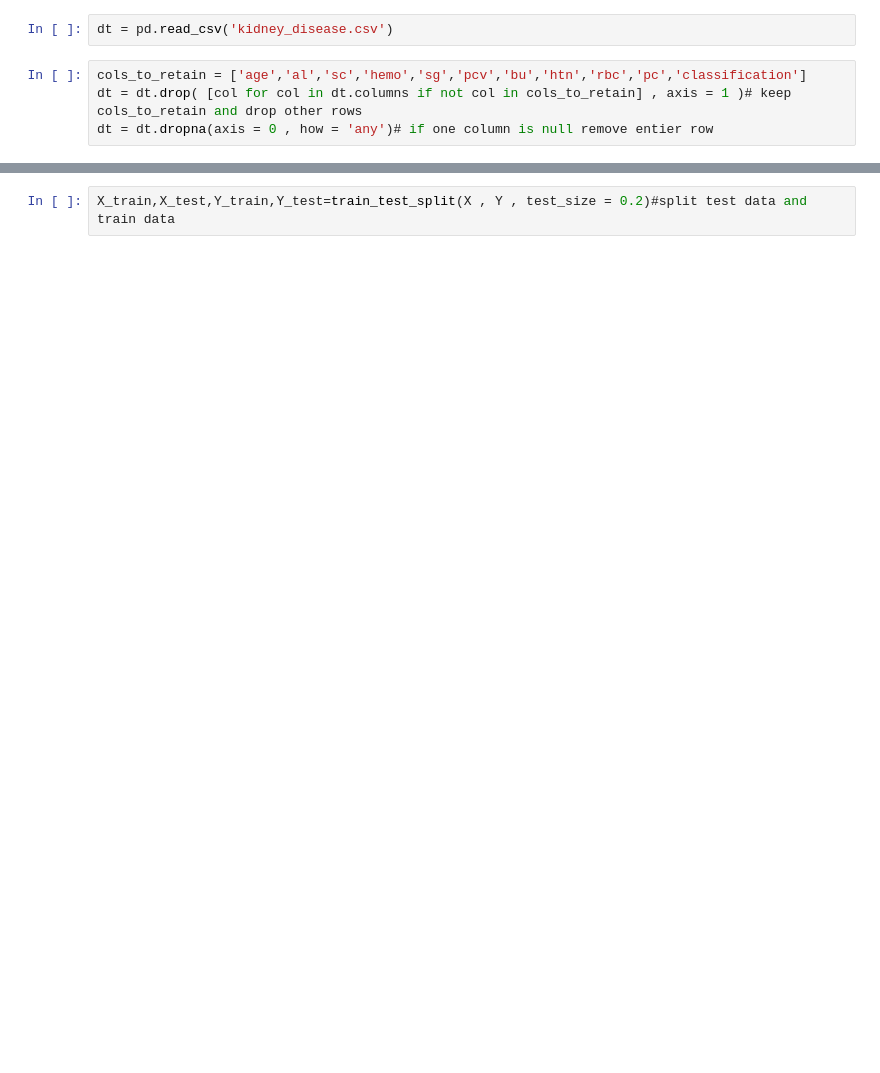
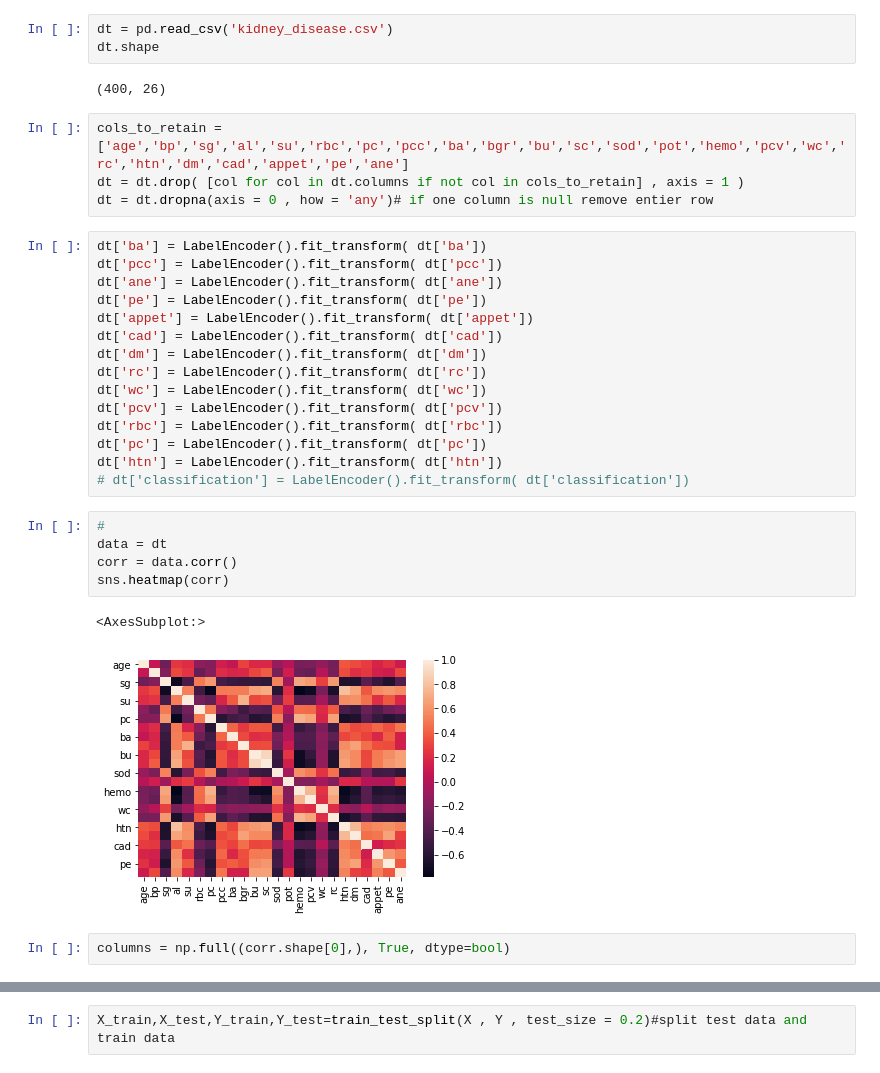
Before and after one commit to madurachandima/kidney-disease-detection, a Jupyter notebook: Kidney_trian.ipynb, the cells around one changed output, grey strips where cells are left out. Cells and saved outputs as stored; diff of their text form; blank space fills up the shorter version.

```diff
--- a/Kidney_trian.ipynb
+++ b/Kidney_trian.ipynb
@@ -13,7 +19,35 @@ from sklearn.linear_model import LogisticRegression
 from sklearn.svm import SVC
 # %%
 dt = pd.read_csv('kidney_disease.csv')
+dt.shape
+# %% [output]
+(400, 26)
 # %%
-cols_to_retain = ['age','al','sc','hemo','sg','pcv','bu','htn','rbc','pc','classification']
-dt = dt.drop( [col for col in dt.columns if not col in cols_to_retain] , axis = 1 )# keep cols_to_retain and drop other rows
+cols_to_retain = ['age','bp','sg','al','su','rbc','pc','pcc','ba','bgr','bu','sc','sod','pot','hemo','pcv','wc','rc','htn','dm','cad','appet','pe','ane']
+dt = dt.drop( [col for col in dt.columns if not col in cols_to_retain] , axis = 1 )
 dt = dt.dropna(axis = 0 , how = 'any')# if one column is null remove entier row
+# %%
+dt['ba'] = LabelEncoder().fit_transform( dt['ba'])
+dt['pcc'] = LabelEncoder().fit_transform( dt['pcc'])
+dt['ane'] = LabelEncoder().fit_transform( dt['ane'])
+dt['pe'] = LabelEncoder().fit_transform( dt['pe'])
+dt['appet'] = LabelEncoder().fit_transform( dt['appet'])
+dt['cad'] = LabelEncoder().fit_transform( dt['cad'])
+dt['dm'] = LabelEncoder().fit_transform( dt['dm'])
+dt['rc'] = LabelEncoder().fit_transform( dt['rc'])
+dt['wc'] = LabelEncoder().fit_transform( dt['wc'])
+dt['pcv'] = LabelEncoder().fit_transform( dt['pcv'])
+dt['rbc'] = LabelEncoder().fit_transform( dt['rbc'])
+dt['pc'] = LabelEncoder().fit_transform( dt['pc'])
+dt['htn'] = LabelEncoder().fit_transform( dt['htn'])
+# dt['classification'] = LabelEncoder().fit_transform( dt['classification'])
+# %%
+#
+data = dt
+corr = data.corr()
+sns.heatmap(corr)
+# %% [output]
+<AxesSubplot:>
+[figure, added]
+# %%
+columns = np.full((corr.shape[0],), True, dtype=bool)
```
Also changed, not shown: parts of 63 cells of this notebook, 9 other files.
